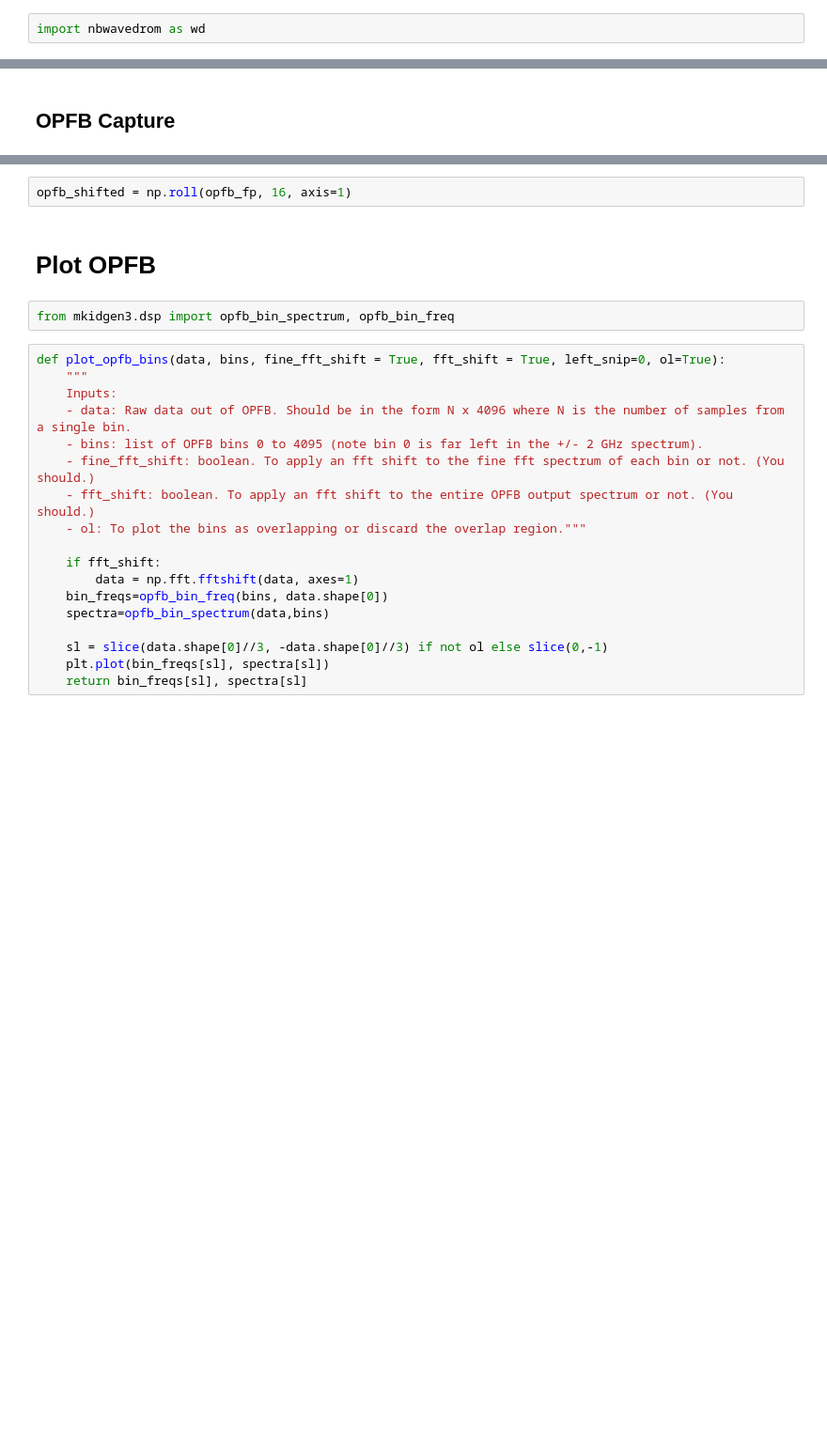
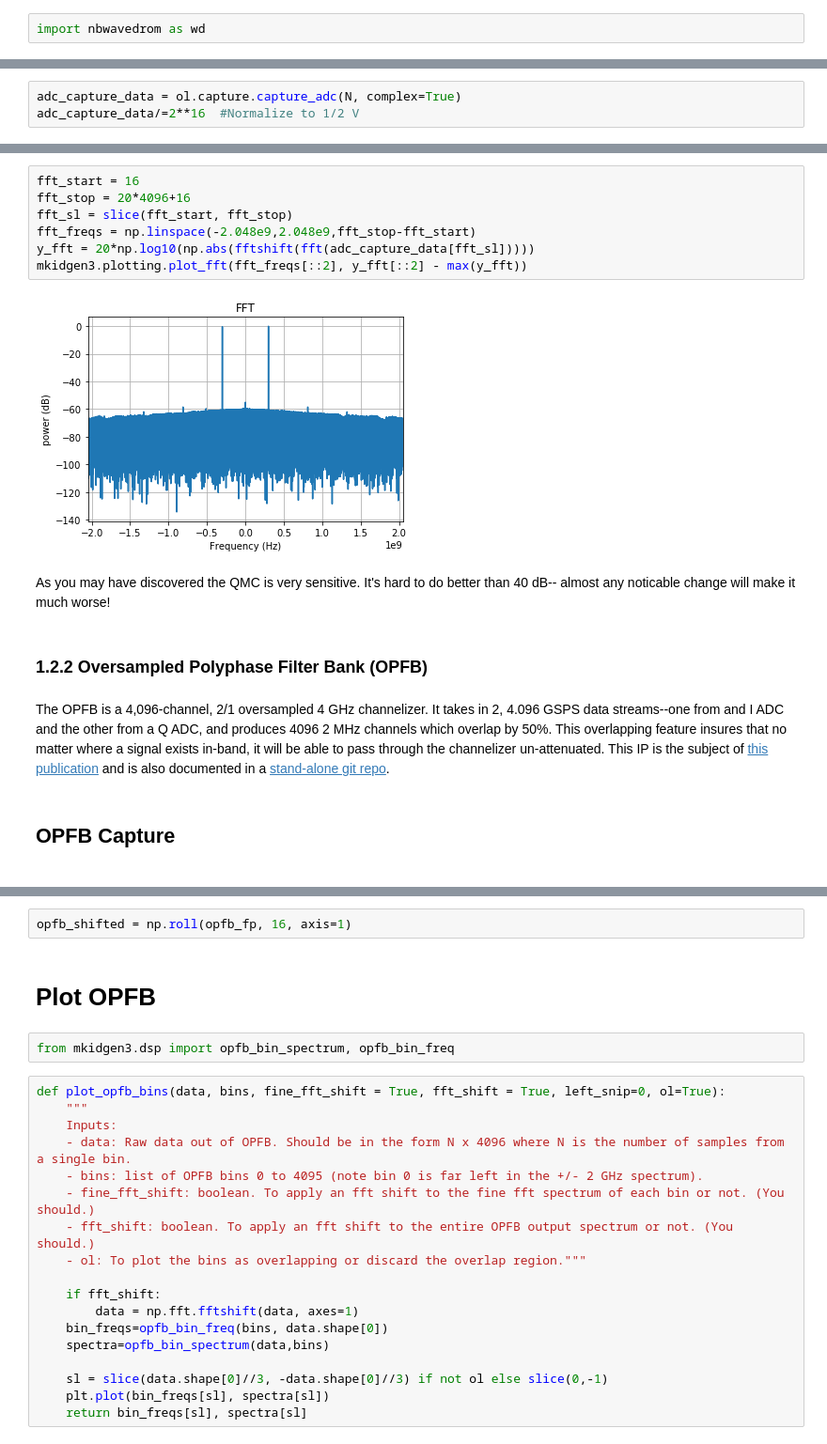
Before and after one commit to MazinLab/MKIDGen3, a Jupyter notebook: mkidgen3/notebooks/FCCM22_Demo.ipynb, the cells around one changed output, grey strips where cells are left out. Shown: that part at 94% size. Saved outputs shown, nothing was run; the diff lists cells and outputs as text; blank space fills up the shorter version.

```diff
--- a/mkidgen3/notebooks/FCCM22_Demo.ipynb
+++ b/mkidgen3/notebooks/FCCM22_Demo.ipynb
@@ -143,0 +154,3 @@ mkidgen3.plotting.adc_test_plot(adc_capture_data, timerange, fftrange, fftzoom,
+# %%
+adc_capture_data = ol.capture.capture_adc(N, complex=True)
+adc_capture_data/=2**16  #Normalize to 1/2 V
@@ -144,5 +160,30 @@ mkidgen3.plotting.adc_test_plot(adc_capture_data, timerange, fftrange, fftzoom,
+# %%
+fft_start = 16
+fft_stop = 20*4096+16
+fft_sl = slice(fft_start, fft_stop)
+fft_freqs = np.linspace(-2.048e9,2.048e9,fft_stop-fft_start)
+y_fft = 20*np.log10(np.abs(fftshift(fft(adc_capture_data[fft_sl]))))
+mkidgen3.plotting.plot_fft(fft_freqs[::2], y_fft[::2] - max(y_fft))
+# %% [output]
+[figure, added]
+# %% [markdown]
+As you may have discovered the QMC is very sensitive. It's hard to do better than 40 dB-- almost any noticable change will make it much worse!
+# %% [markdown]
+### 1.2.2 Oversampled Polyphase Filter Bank (OPFB)
+# %% [markdown]
+The OPFB is a 4,096-channel, 2/1 oversampled 4 GHz channelizer. It takes in 2, 4.096 GSPS data streams--one from and I ADC and the other from a Q ADC, and produces 4096 2 MHz channels which overlap by 50%. This overlapping feature insures that no matter where a signal exists in-band, it will be able to pass through the channelizer un-attenuated. This IP is the subject of [this publication](https://ieeexplore.ieee.org/document/9336352) and is also documented in a [stand-alone git repo](https://github.com/MazinLab/RFSoC_OPFB).
 # %% [markdown]
 ## OPFB Capture
+# %% [markdown]
+<script src="https://cdnjs.cloudflare.com/ajax/libs/wavedrom/2.6.8/skins/default.js" type="text/javascript"></script>
+<body onload="WaveDrom.ProcessAll()">
+<script type="WaveDrom">
+{ signal : [
+  { name: "clk",  wave: "p......" },
+  { name: "bus",  wave: "x.34.5x",   data: "head body tail" },
+  { name: "wire", wave: "0.1..0." },
+]}
+</script>
 # %%
 opfb_raw = g3.capture_opfb(1024, raw=True)
 opfb_fp = opfb_raw[..., 0] + 1j*(opfb_raw[..., 1])
```
Also changed, not shown: parts of 48 cells of this notebook, 6 other files.
